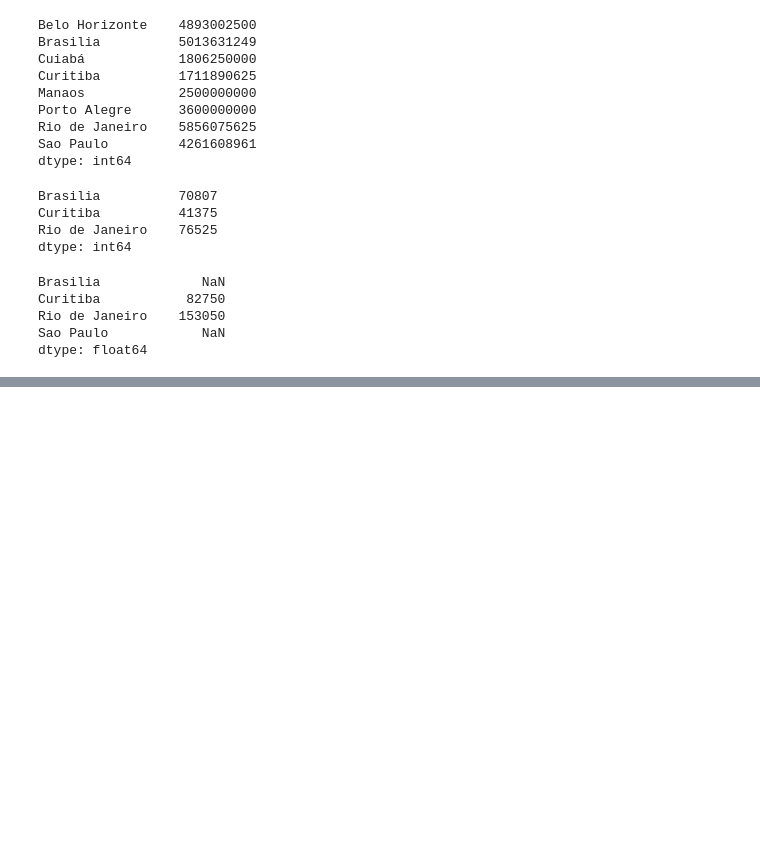
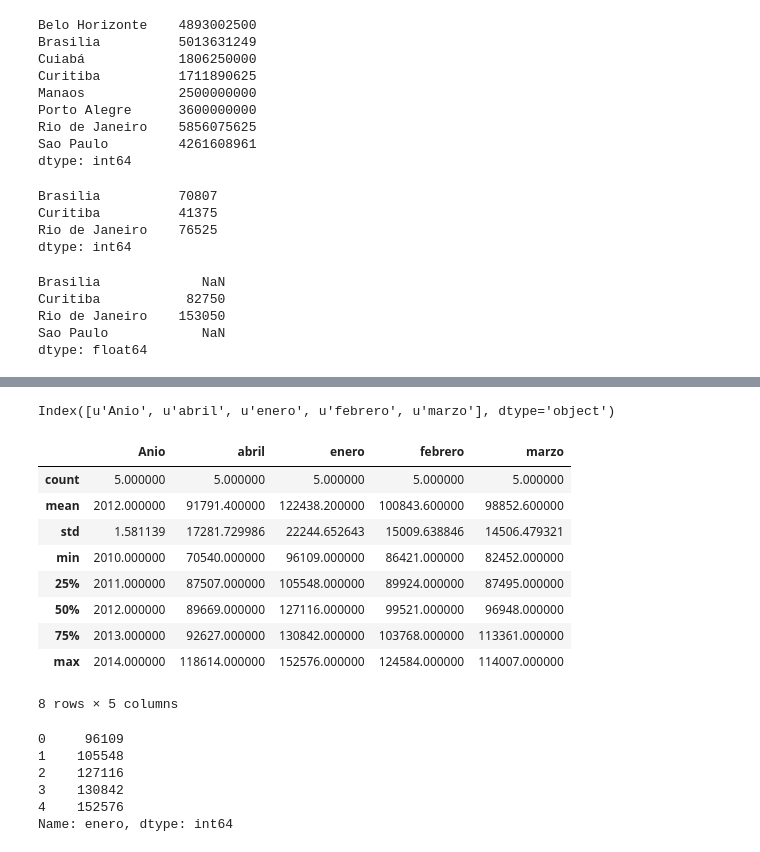
Before and after one commit to miltonlab/pyresearch, a Jupyter notebook: ticcisunl2014/taller/OpenDataPy.ipynb, the cells around one changed output, grey strips where cells are left out. Cells and saved outputs as stored; diff of their text form; code cells hidden in the pictures; blank space fills up the shorter version.

```diff
--- a/ticcisunl2014/taller/OpenDataPy.ipynb
+++ b/ticcisunl2014/taller/OpenDataPy.ipynb
@@ -154,0 +157,14 @@ dtype: float64
+# %%
+# Datos de ingresos de extranjeros al ecuador primer cuatrimestre segpún:
+# http://servicios.turismo.gob.ec/images/estadisticas/Boletin-abril-2014-comprimido.pdf
+#turismo = pd.DataFrame({'mes': ['enero', 'febrero', 'marzo', 'abril'],
+#                        'a2012' : [127116, 99521, 96948, 92627],
+#                        'a2013' : [130842, 103768, 113361, 89669],
+#                        'a2014' : [152576, 124584, 114007, 118614]
+#                       })
+turismo = pd.DataFrame({'Anio': [2010, 2011, 2012, 2013, 2014],
+                        'enero' : [96109, 105548, 127116, 130842, 152576],
+                        'febrero' : [89924, 86421, 99521, 103768, 124584],
+                        'marzo' : [82452, 87495, 96948, 113361, 114007],
+                        'abril' : [70540, 87507, 92627, 89669, 118614]
+                        })
@@ -154,0 +181,26 @@ dtype: float64
+# %%
+turismo.columns
+# %% [output]
+Index([u'Anio', u'abril', u'enero', u'febrero', u'marzo'], dtype='object')
+# %%
+turismo.describe()
+# %% [output]
+|  | Anio | abril | enero | febrero | marzo |
+| count | 5.000000 | 5.000000 | 5.000000 | 5.000000 | 5.000000 |
+| mean | 2012.000000 | 91791.400000 | 122438.200000 | 100843.600000 | 98852.600000 |
+| std | 1.581139 | 17281.729986 | 22244.652643 | 15009.638846 | 14506.479321 |
+| min | 2010.000000 | 70540.000000 | 96109.000000 | 86421.000000 | 82452.000000 |
+| 25% | 2011.000000 | 87507.000000 | 105548.000000 | 89924.000000 | 87495.000000 |
+| 50% | 2012.000000 | 89669.000000 | 127116.000000 | 99521.000000 | 96948.000000 |
+| 75% | 2013.000000 | 92627.000000 | 130842.000000 | 103768.000000 | 113361.000000 |
+| max | 2014.000000 | 118614.000000 | 152576.000000 | 124584.000000 | 114007.000000 |
+8 rows × 5 columns
+# %%
+turismo['enero']
+# %% [output]
+0     96109
+1    105548
+2    127116
+3    130842
+4    152576
+Name: enero, dtype: int64
```
Also changed, not shown: parts of 20 cells of this notebook, 3 other files.
